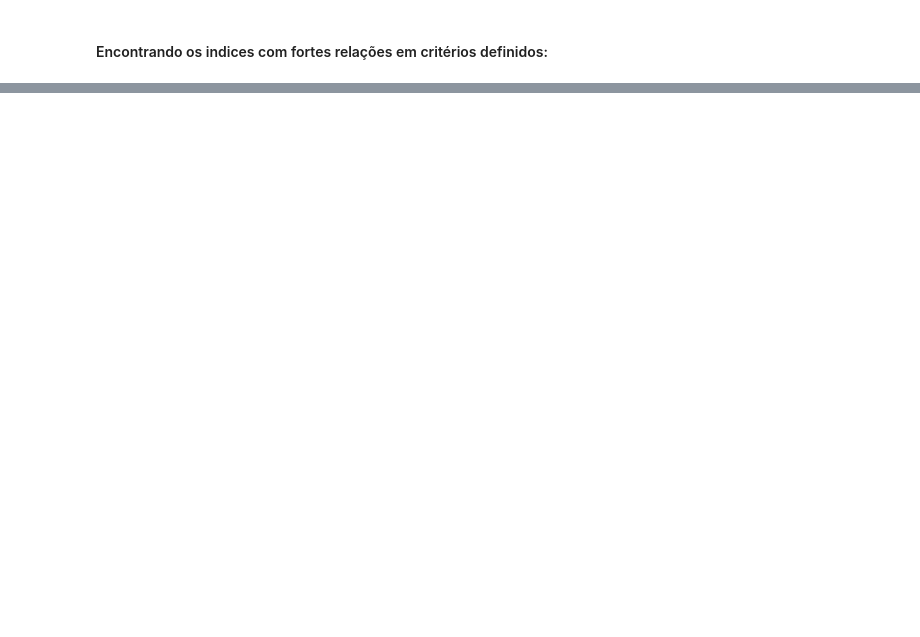
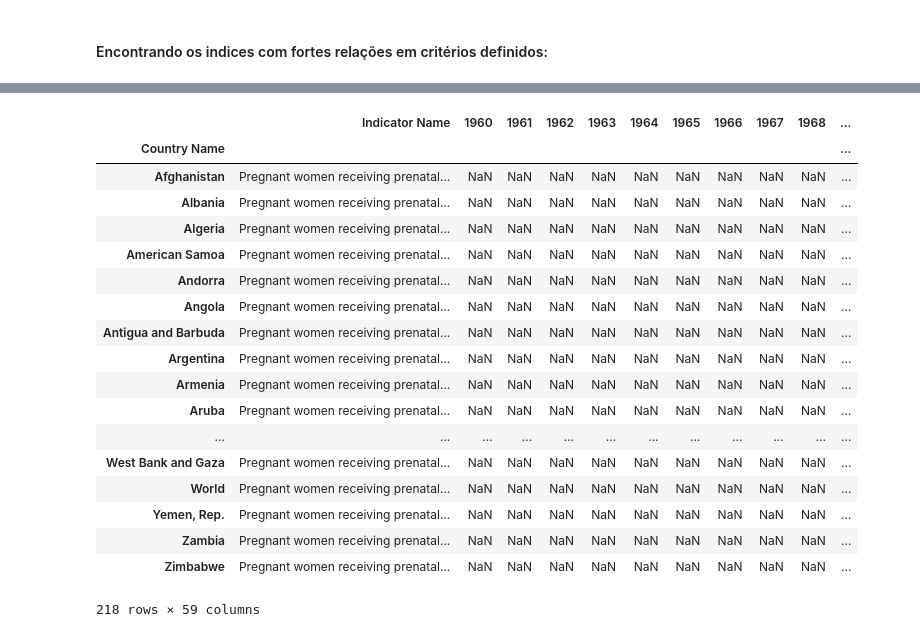
Before and after one commit to Kalysthos/P4DS-Homework, a Jupyter notebook: Apresentação.ipynb, the cells around one changed output, grey strips where cells are left out. Cells and saved outputs as stored; diff of their text form; code cells hidden in the pictures; blank space fills up the shorter version.

Commit message:
Adicionando Datas

```diff
--- a/Apresentação.ipynb
+++ b/Apresentação.ipynb
@@ -127,0 +106,22 @@ Access to electricity (% of population) and CO2 emissions (metric tons per capit
+# %%
+data[0]
+# %% [output]
+|  | Indicator Name | 1960 | 1961 | 1962 | 1963 | 1964 | 1965 | 1966 | 1967 | 1968 | ... |
+| Country Name |  |  |  |  |  |  |  |  |  |  | ... |
+| Afghanistan | Pregnant women receiving prenatal... | NaN | NaN | NaN | NaN | NaN | NaN | NaN | NaN | NaN | ... |
+| Albania | Pregnant women receiving prenatal... | NaN | NaN | NaN | NaN | NaN | NaN | NaN | NaN | NaN | ... |
+| Algeria | Pregnant women receiving prenatal... | NaN | NaN | NaN | NaN | NaN | NaN | NaN | NaN | NaN | ... |
+| American Samoa | Pregnant women receiving prenatal... | NaN | NaN | NaN | NaN | NaN | NaN | NaN | NaN | NaN | ... |
+| Andorra | Pregnant women receiving prenatal... | NaN | NaN | NaN | NaN | NaN | NaN | NaN | NaN | NaN | ... |
+| Angola | Pregnant women receiving prenatal... | NaN | NaN | NaN | NaN | NaN | NaN | NaN | NaN | NaN | ... |
+| Antigua and Barbuda | Pregnant women receiving prenatal... | NaN | NaN | NaN | NaN | NaN | NaN | NaN | NaN | NaN | ... |
+| Argentina | Pregnant women receiving prenatal... | NaN | NaN | NaN | NaN | NaN | NaN | NaN | NaN | NaN | ... |
+| Armenia | Pregnant women receiving prenatal... | NaN | NaN | NaN | NaN | NaN | NaN | NaN | NaN | NaN | ... |
+| Aruba | Pregnant women receiving prenatal... | NaN | NaN | NaN | NaN | NaN | NaN | NaN | NaN | NaN | ... |
+| ... | ... | ... | ... | ... | ... | ... | ... | ... | ... | ... | ... |
+| West Bank and Gaza | Pregnant women receiving prenatal... | NaN | NaN | NaN | NaN | NaN | NaN | NaN | NaN | NaN | ... |
+| World | Pregnant women receiving prenatal... | NaN | NaN | NaN | NaN | NaN | NaN | NaN | NaN | NaN | ... |
+| Yemen, Rep. | Pregnant women receiving prenatal... | NaN | NaN | NaN | NaN | NaN | NaN | NaN | NaN | NaN | ... |
+| Zambia | Pregnant women receiving prenatal... | NaN | NaN | NaN | NaN | NaN | NaN | NaN | NaN | NaN | ... |
+| Zimbabwe | Pregnant women receiving prenatal... | NaN | NaN | NaN | NaN | NaN | NaN | NaN | NaN | NaN | ... |
+218 rows × 59 columns
```
Also changed, not shown: parts of 7 cells of this notebook, 5 other files.
